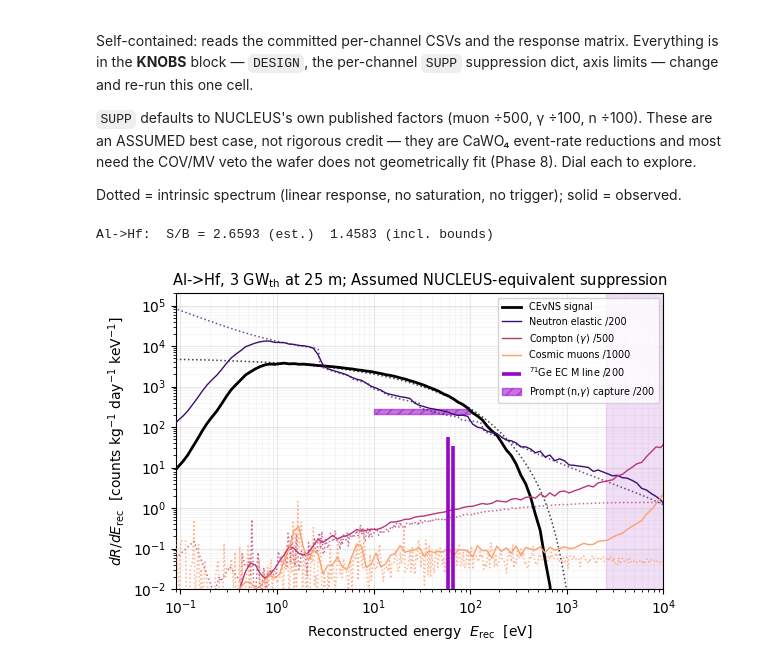
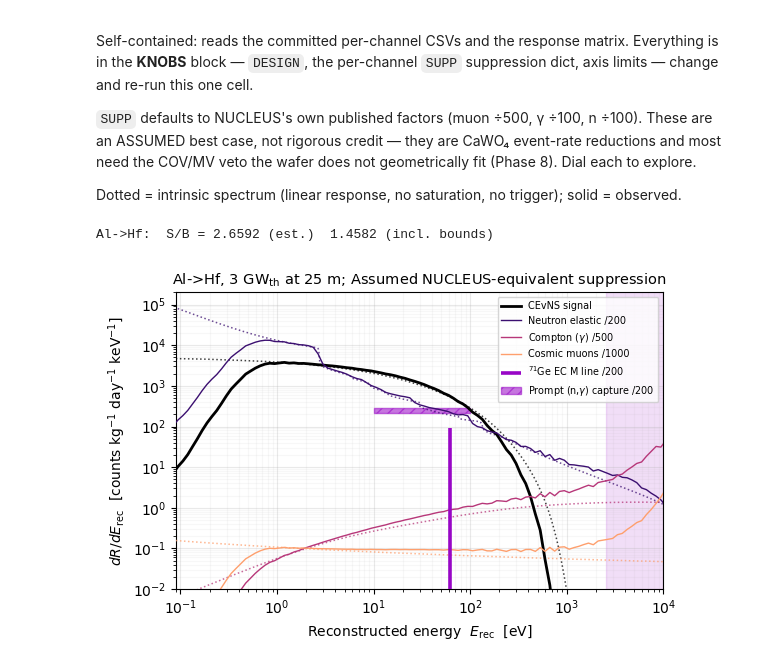
Before and after one commit to WashU-Astroparticle-Lab/qpd_potential, a Jupyter notebook: notebooks/paper_calculations.ipynb, the cells around one changed output. Drawn from its saved outputs; the diff is of its cells as text; code cells hidden in the pictures.

```diff
--- a/notebooks/paper_calculations.ipynb
+++ b/notebooks/paper_calculations.ipynb
@@ -641,9 +641,28 @@ C    = float(np.interp(1.0, _Edc, _med))
 to_rec = lambda e: float(np.interp(e, _Edc, _med))
 onset_dep, plat_dep = float(_z["saturation_onset_Edep_eV"]), float(_z["whole_array_plateau_Edep_eV"])
 
+# --- ANALYTIC (noise-free) muon & Compton, replacing the MC deposit tables ----
+# The MC tables ({muon,compton}_dRdEdep_ext.csv) carry sampling scatter that
+# dominates below ~1 keV. Use the project's deterministic evaluations instead
+# (muon_analytic / compton_deposit.run_compton_analytic): same physics, validated
+# bin-by-bin against the MC, but zero Monte-Carlo noise. Solid curves are folded
+# here through the SAME response-matrix + trigger pipeline as
+# fold.run_em_fold_extended (N_dep -> trigger on the deposit axis -> R).
+from qpd_potential import muon_analytic as _ma, compton_deposit as _cd
+_AN_DEP   = {"muon": _ma.run_muon_analytic("v2.0-ext"),
+             "compton": _cd.run_compton_analytic("v2.0-ext")}
+_ANALYTIC = {k: (v.centers_kev*1e3, v.dRdE) for k, v in _AN_DEP.items()}  # (E_dep_eV, dR/dE_dep)
+
+def _fold_triggered(dep_y_keV):
+    Ndep = dep_y_keV * (np.diff(_z["E_dep_edges_eV"]) / 1e3)
+    P    = np.asarray(trigger.P_trig(_z["E_dep_centers_eV"]), float)
+    Nrec = _z["R_non_paralyzable"] @ (Ndep * P)
+    return _z["E_rec_centers_eV"], Nrec / (np.diff(_z["E_rec_edges_eV"]) / 1e3)
+
 def deposit(ch):
     if ch == "cevns":   r = _rows("cevns_dRdT_ext.csv");     return _c(r,"T_eV_nr"), _c(r,"dRdT_total")
     if ch == "neutron": r = _rows("neutron_dRdT_ge_ext.csv"); return _c(r,"T_eV_nr"), _c(r,"dRdT")
+    if ch in _ANALYTIC: return _ANALYTIC[ch]   # analytic muon/Compton deposit (noise-free)
     r = _rows(f"{ch}_dRdEdep_ext.csv"); return _c(r,"E_dep_keV[keV]")*1e3, _c(r,"dRdEdep[counts/kg/day/keV]")
 
 def unsat(ch):   # dotted: INTRINSIC spectrum -- linear response, NO saturation, NO trigger.
@@ -668,18 +687,24 @@ COLORS = {
     "saturated_band": "#9806c6",  # purple for vspan
 }
 
+# analytic muon/Compton folded to the reconstructed axis (trigger-weighted).
+# E stored in keV to match the CSV convention (the loops multiply by 1e3).
+_co_Erec, _co_yrec = _fold_triggered(_ANALYTIC["compton"][1])
+_mu_Erec, _mu_yrec = _fold_triggered(_ANALYTIC["muon"][1])
 CH = [
     dict(k="cevns",   lab="CEvNS signal",                                 col=COLORS["cevns"], lw=2, alpha=0.8,
          f=f"cevns_dRdErec_ext_{TAG}.csv",   ecol="E_rec_keV",      ycol="dRdErec_trigger_weighted"),
     dict(k="neutron", lab=f"Neutron elastic /{SUPP['neutron']:.0f}",      col=COLORS["neutron"], lw=1,
          f=f"neutron_dRdErec_ext_{TAG}.csv", ecol="E_rec_keV",      ycol="dRdErec_trigger_weighted"),
     dict(k="compton", lab=fr"Compton ($\gamma$) /{SUPP['compton']:.0f}",  col=COLORS["compton"], lw=1,
-         f=f"em_dRdErec_ext_{TAG}.csv", ecol="E_rec_keV[keV]",
-         ycol="compton_dRdErec_triggered[counts/kg/day/keV]"),
+         arr=(_co_Erec/1e3, _co_yrec)),      # analytic, noise-free
     dict(k="muon",    lab=f"Cosmic muons /{SUPP['muon']:.0f}",            col=COLORS["muon"], lw=1,
-         f=f"em_dRdErec_ext_{TAG}.csv", ecol="E_rec_keV[keV]",
-         ycol="muon_dRdErec_triggered[counts/kg/day/keV]"),
+         arr=(_mu_Erec/1e3, _mu_yrec)),      # analytic, noise-free
 ]
+
+def read_ch(ch):
+    if "arr" in ch: return ch["arr"]
+    r = _rows(ch["f"]); return _c(r, ch["ecol"]), _c(r, ch["ycol"])
 
 def bin_int(E, y, lo, hi):           # integral over [lo,hi] with log-bin widths (keeps 1-bin spikes)
     if E.size < 2: return 0.0
@@ -690,7 +715,7 @@ def bin_int(E, y, lo, hi):           # integral over [lo,hi] with log-bin widths
 # ---- S/B (trigger-weighted, per-channel suppression applied) ---------------
 sig = bg = 0.0
 for ch in CH:
-    r = _rows(ch["f"]); E = _c(r, ch["ecol"]); y = _c(r, ch["ycol"])
+    E, y = read_ch(ch)
     v = bin_int(E, y/SUPP[ch["k"]], ROI_LO, ROI_HI)
     if ch["k"] == "cevns": sig = v
     else: bg += v
@@ -705,36 +730,42 @@ for ch in CH:
     f = SUPP[ch["k"]]
     if ch["k"] == "cevns":
         unsat_col = COLORS["cevns"]
     else:
         unsat_col = ch["col"]
     if SHOW_UNSAT:
         Ed, yd = unsat(ch["k"]); yd = yd/f; m = np.isfinite(yd) & (yd>0)
         ax.loglog(Ed[m], yd[m], color=unsat_col, lw=1.1, ls=":", alpha=0.75, zorder=3)
-    r = _rows(ch["f"]); E = _c(r, ch["ecol"]); y = _c(r, ch["ycol"])/f; m = y>0
+    E, y = read_ch(ch); y = y/f; m = y>0
     col = ch["col"]
     ax.loglog(E[m]*1e3, y[m], color=col, lw=ch["lw"], label=ch["lab"], zorder=5)
 
-# 71Ge EC M line (discrete, a bound at saturation) -- neutron factor, use purple color
+# 71Ge EC M line: ONE discrete line. The response fold spreads its reconstructed
+# image across two adjacent E_rec grid bins; collapse them into a single stem at
+# the rate-weighted mean E_rec (summed differential height), so the figure shows
+# one line rather than two bins of the same physical line.
 r = _rows(f"ge71_ec_dRdErec_{TAG}.csv"); E=_c(r,"E_rec_keV"); y=_c(r,"dRdErec_bound"); m=y>0
 ge71_ec_color = COLORS["ge71_ec"]  # purple
-if m.any(): ax.vlines(E[m]*1e3, 1e-6, y[m]/SUPP["neutron"], color=ge71_ec_color, lw=2.6,
-                      label=f"$^{{71}}$Ge EC M line /{SUPP['neutron']:.0f}", zorder=6)
+if m.any():
+    _Eec = E[m]*1e3; _yec = y[m]/SUPP["neutron"]
+    _E1 = float(np.average(_Eec, weights=_yec)); _y1 = float(_yec.sum())
+    ax.vlines(_E1, 1e-6, _y1, color=ge71_ec_color, lw=2.6,
+              label=f"$^{{71}}$Ge EC M line /{SUPP['neutron']:.0f}", zorder=6)
 # prompt (n,gamma) capture: integrated bound only, no spectral shape -- use purple fill
 lvl = CAPTURE_BOUND/SUPP["neutron"]/(ROI_HI-ROI_LO)
 ax.fill_between([ROI_LO*1e3, ROI_HI*1e3], lvl*0.86, lvl*1.16, color=COLORS["prompt_capture"], alpha=0.55,
                 hatch="///", edgecolor=COLORS["prompt_capture"], zorder=2,
                 label=f"Prompt (n,$\\gamma$) capture /{SUPP['neutron']:.0f}")
 ax.axvspan(to_rec(plat_dep), XLIM[1], color=COLORS["saturated_band"], alpha=0.13, zorder=0)  # bandwidth-saturated band
 
 ax.set_xlim(*XLIM); ax.set_ylim(*YLIM)
 ax.set_xlabel(r"Reconstructed energy  $E_{\rm rec}$  [eV]")
 ax.set_ylabel(r"$dR/dE_{\rm rec}$  [counts kg$^{-1}$ day$^{-1}$ keV$^{-1}$]")
 ax.set_title(f"{DESIGN}, 3 GW$_{{\\rm th}}$ at 25 m; Assumed NUCLEUS-equivalent suppression", fontsize=10.5)
 ax.grid(True, which="major", alpha=0.28); ax.grid(True, which="minor", alpha=0.09)
 ax.legend(loc="best", fontsize="x-small")
 fig.tight_layout()
 print(f"{DESIGN}:  S/B = {sb_est:.4f} (est.)  {sb_bnd:.4f} (incl. bounds)")
 plt.savefig(os.path.join(ART, f"al_hf_spectrum_{TAG}.png"), dpi=400)
 # %% [output]
-Al->Hf:  S/B = 2.6593 (est.)  1.4583 (incl. bounds)
+Al->Hf:  S/B = 2.6592 (est.)  1.4582 (incl. bounds)
-[figure, old version]
+[figure, new version]
```
Also changed, not shown: 1 other file.
